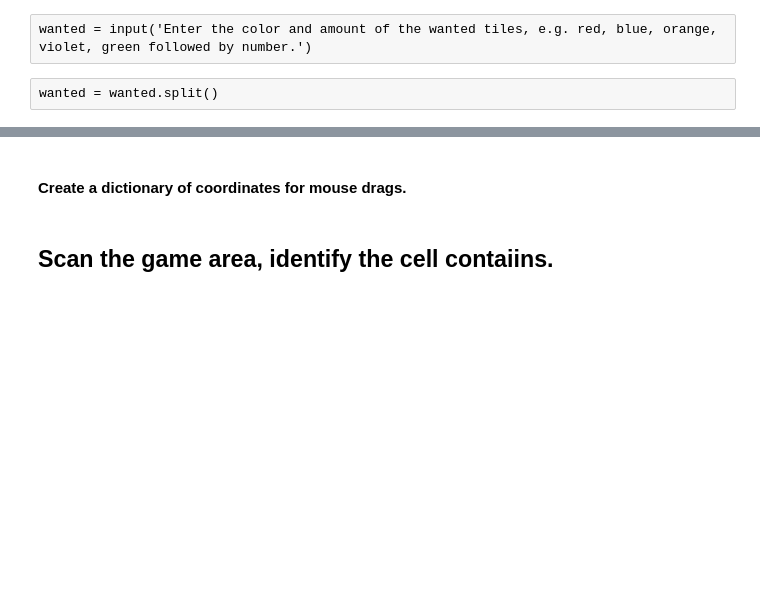
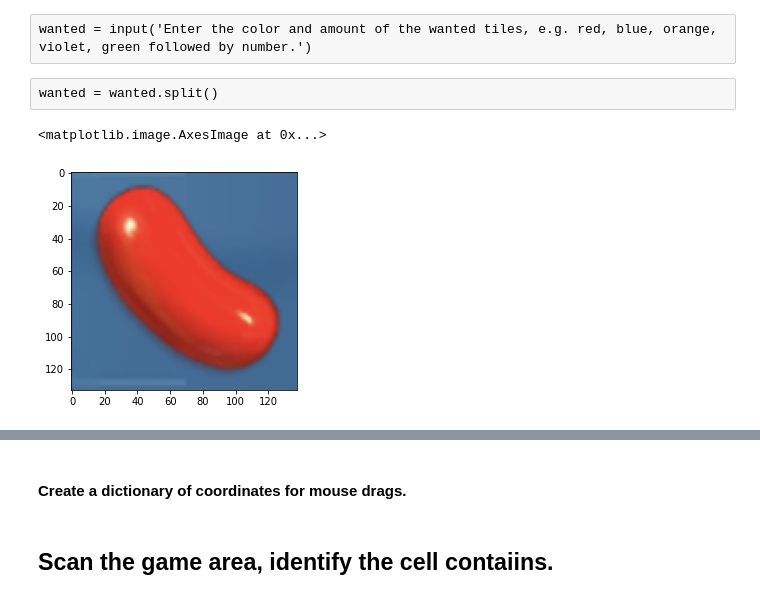
Before and after one commit to danielskih/Candy-crush-bot, a Jupyter notebook: Candy crash v5.ipynb, the cells around one changed output, grey strips where cells are left out. Saved outputs shown, nothing was run; the diff lists cells and outputs as text; code cells hidden in the pictures; blank space fills up the shorter version.

```diff
--- a/Candy crash v5.ipynb
+++ b/Candy crash v5.ipynb
@@ -147,4 +148,14 @@ orange = Imag.open('Images/candy_orange.png')
 obstacle = Imag.open('Images/obstacle_1.png')
+# %%
+red=Imag.open('Images/candy_red.png')
+red_array = np.array(red)
+plt.imshow(red_array)
+# # plt.imshow(red_array[12:133+12, 7:138+7])
+# im=Imag.fromarray(red_array[12:133+12, 7:138+7])
+# im.save(f'Images/candy_red.png')
+# %% [output]
+<matplotlib.image.AxesImage at 0x...>
+[figure, added]
 # %%
 fig = plt.figure(figsize=(10, 7))
 rows =1
```
Also changed, not shown: parts of 8 cells of this notebook, 7 other files.
